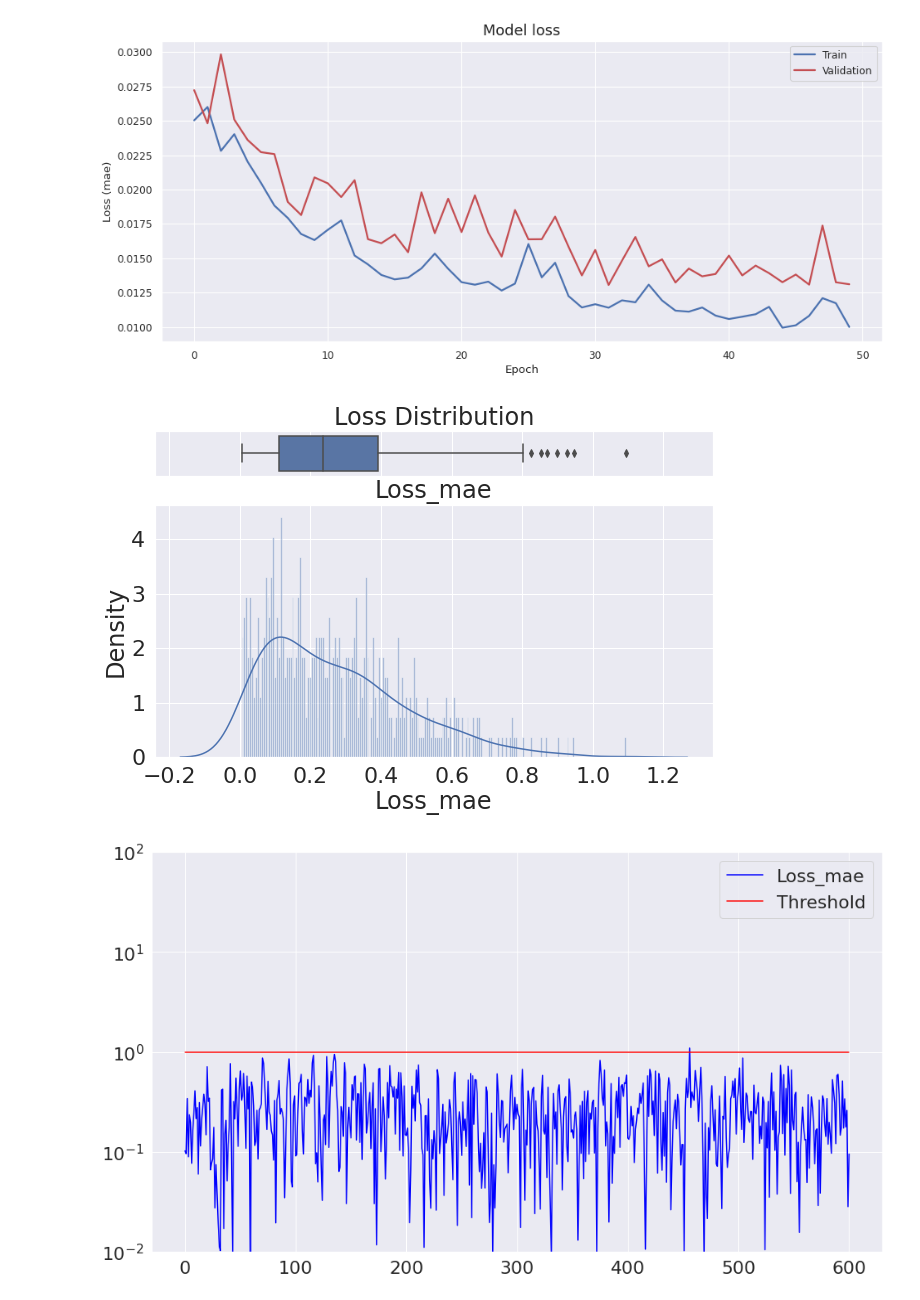
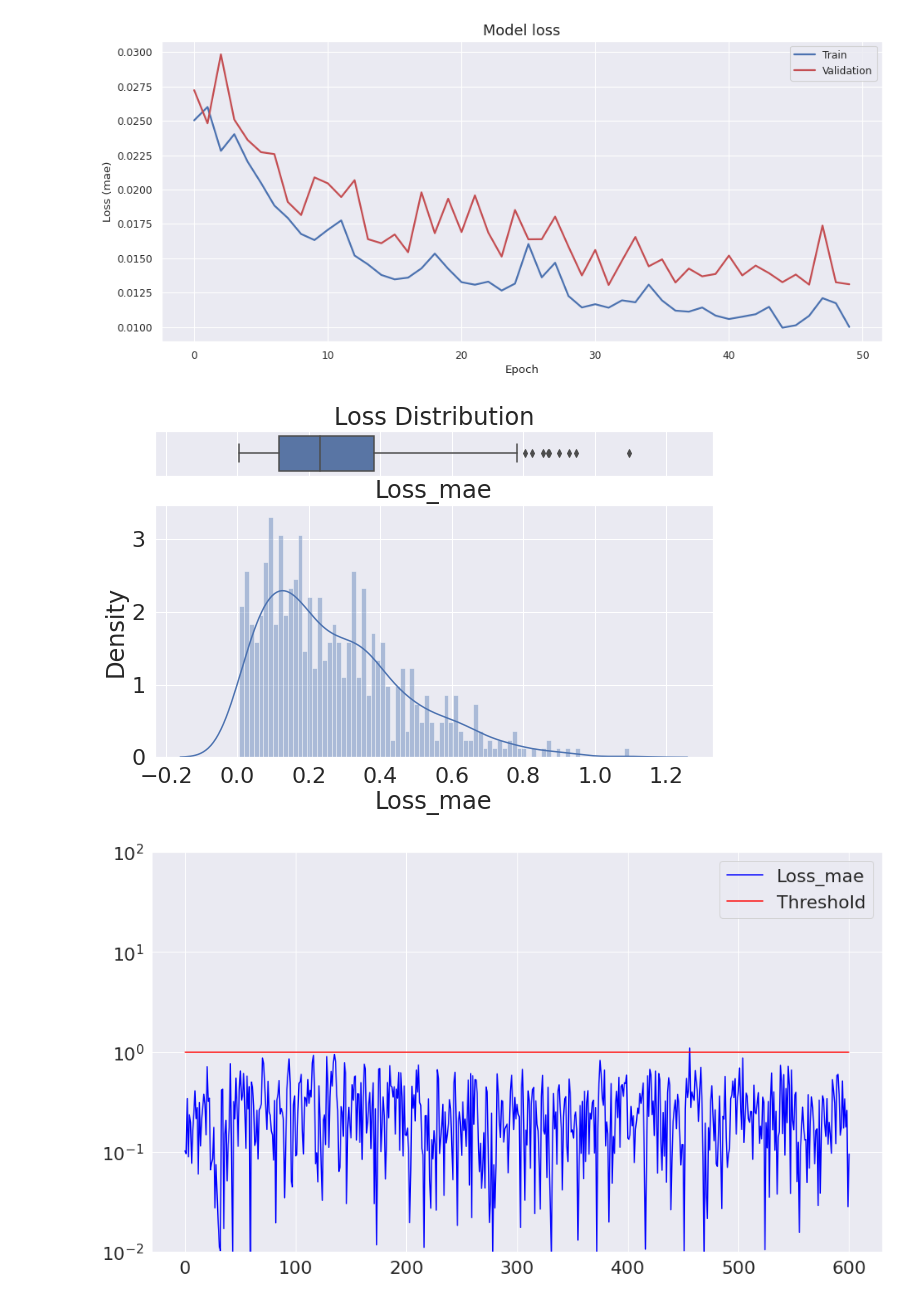
Before and after one commit to sharatkatz/dl-playground, a Jupyter notebook: LSTM_anomaly_detection.ipynb, the cells around one changed output. Saved outputs shown, nothing was run; the diff lists cells and outputs as text; code cells hidden in the pictures.

```diff
--- a/LSTM_anomaly_detection.ipynb
+++ b/LSTM_anomaly_detection.ipynb
@@ -167,27 +167,27 @@ scored['Loss_mae'] = np.mean(np.abs(X_pred-Xtrain), axis = 1)
 # %%
 def histogram_boxplot(data, xlabel=None, title=None, font_scale=2, figsize=(10,6), bins=None):
     """ Boxplot and histogram combined
     data: 1-d data array
     xlabel: xlabel
     title: title
     font_scale: the scale of the font (default 2)
     figsize: size of fig (default (9,8))
     bins: number of bins (default None / auto)
 
     example use: histogram_boxplot(np.random.rand(100), bins = 20, title="Fancy plot")
     """
 
     sns.set(font_scale=font_scale)
     f2, (ax_box2, ax_hist2) = plt.subplots(2, sharex=True, gridspec_kw={"height_ratios": (.15, .85)}, figsize=figsize)
     sns.boxplot(data, ax=ax_box2)
     sns.distplot(data, ax=ax_hist2, bins=bins, kde=True) if bins else sns.distplot(data, ax=ax_hist2)
     if xlabel: ax_hist2.set(xlabel=xlabel)
     if title: ax_box2.set(title=title)
     plt.show()
 
-histogram_boxplot(scored['Loss_mae'],  title='Loss Distribution', bins=200)
+histogram_boxplot(scored['Loss_mae'],  title='Loss Distribution', bins=80)
 # %% [output]
-[figure, old version]
+[figure, new version]
 # %%
 # calculate the loss on the test set
 X_pred = model.predict(X_test)
```
